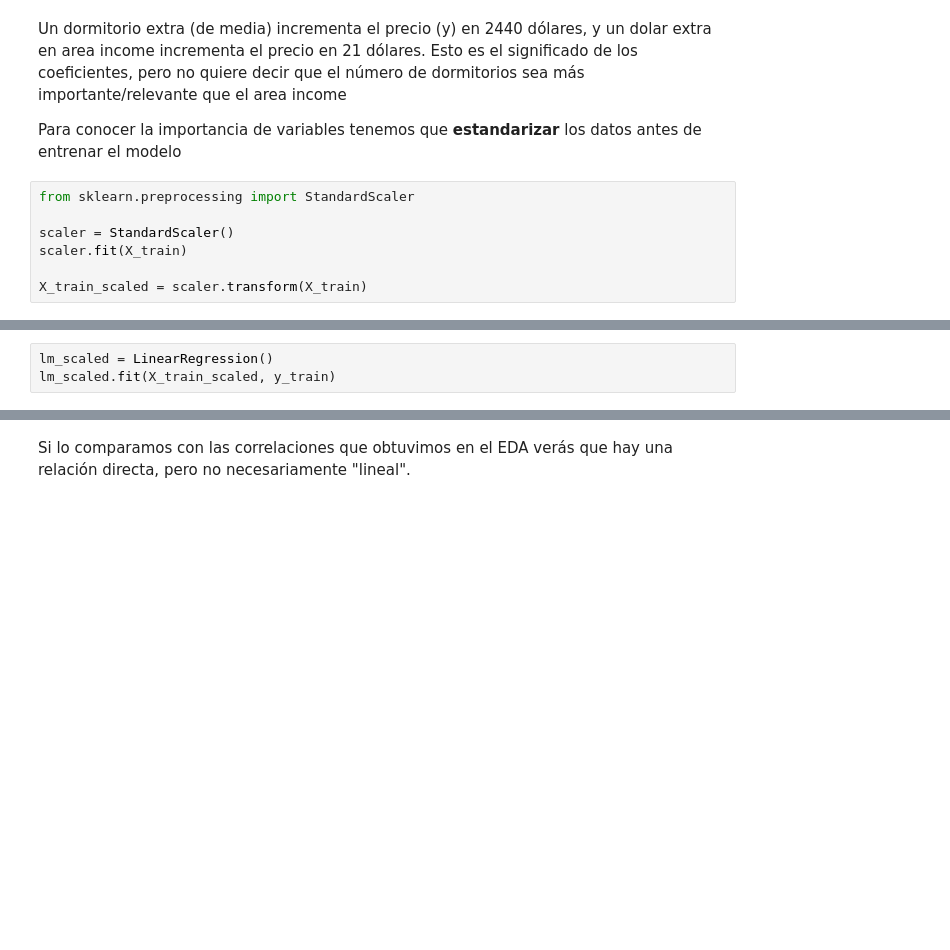
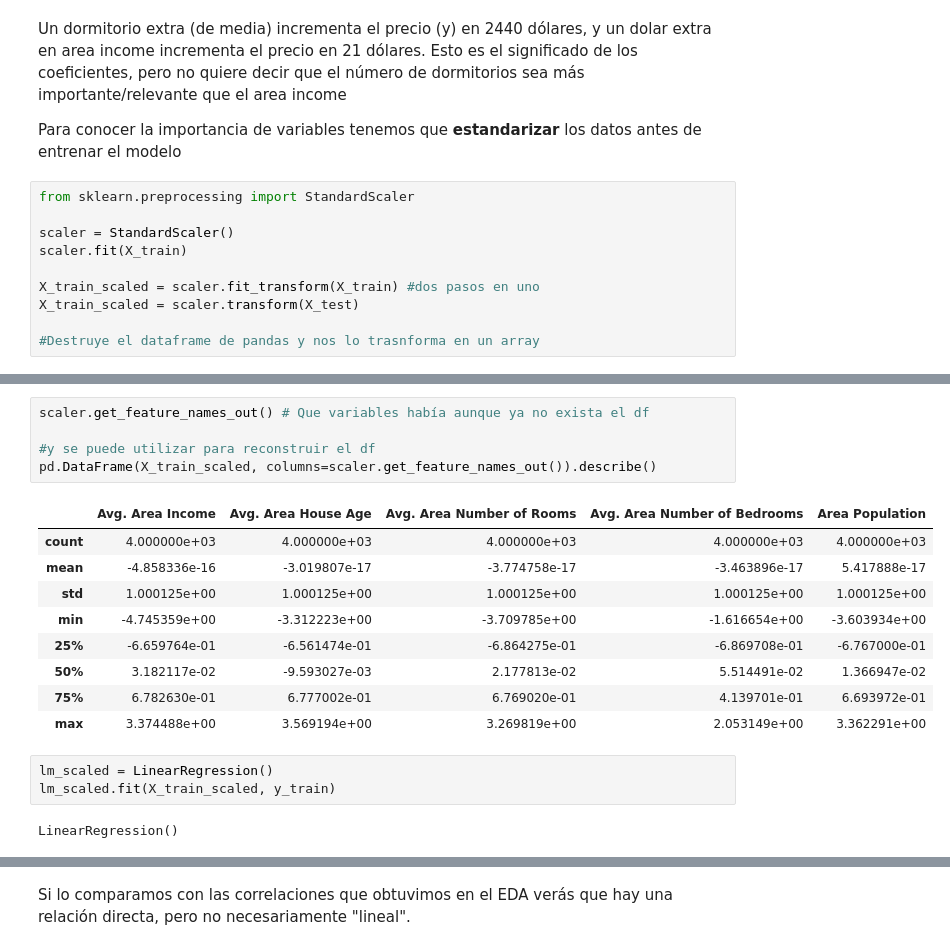
Before and after one commit to jorgeshzhndz/DS-Repo-JorgeSanchez, a Jupyter notebook: 04_Machine_Learning/02_ML_Supervisado/01_Regresion_Lineal/teoria/02_Modelado_Programatico.ipynb, the cells around one changed output, grey strips where cells are left out. Drawn from its saved outputs; the diff is of its cells as text; blank space fills up the shorter version.

```diff
--- a/04_Machine_Learning/02_ML_Supervisado/01_Regresion_Lineal/teoria/02_Modelado_Programatico.ipynb
+++ b/04_Machine_Learning/02_ML_Supervisado/01_Regresion_Lineal/teoria/02_Modelado_Programatico.ipynb
@@ -190,6 +313,9 @@ from sklearn.preprocessing import StandardScaler
 scaler = StandardScaler()
 scaler.fit(X_train)
 
-X_train_scaled = scaler.transform(X_train)
+X_train_scaled = scaler.fit_transform(X_train) #dos pasos en uno
+X_train_scaled = scaler.transform(X_test)
+
+#Destruye el dataframe de pandas y nos lo trasnforma en un array
 # %%
 X_train_scaled
@@ -196,6 +331,23 @@ X_train_scaled
+# %%
+scaler.get_feature_names_out() # Que variables había aunque ya no exista el df
+
+#y se puede utilizar para reconstruir el df
+pd.DataFrame(X_train_scaled, columns=scaler.get_feature_names_out()).describe()
+# %% [output]
+|  | Avg. Area Income | Avg. Area House Age | Avg. Area Number of Rooms | Avg. Area Number of Bedrooms | Area Population |
+| count | 4.000000e+03 | 4.000000e+03 | 4.000000e+03 | 4.000000e+03 | 4.000000e+03 |
+| mean | -4.858336e-16 | -3.019807e-17 | -3.774758e-17 | -3.463896e-17 | 5.417888e-17 |
+| std | 1.000125e+00 | 1.000125e+00 | 1.000125e+00 | 1.000125e+00 | 1.000125e+00 |
+| min | -4.745359e+00 | -3.312223e+00 | -3.709785e+00 | -1.616654e+00 | -3.603934e+00 |
+| 25% | -6.659764e-01 | -6.561474e-01 | -6.864275e-01 | -6.869708e-01 | -6.767000e-01 |
+| 50% | 3.182117e-02 | -9.593027e-03 | 2.177813e-02 | 5.514491e-02 | 1.366947e-02 |
+| 75% | 6.782630e-01 | 6.777002e-01 | 6.769020e-01 | 4.139701e-01 | 6.693972e-01 |
+| max | 3.374488e+00 | 3.569194e+00 | 3.269819e+00 | 2.053149e+00 | 3.362291e+00 |
 # %%
 lm_scaled = LinearRegression()
 lm_scaled.fit(X_train_scaled, y_train)
+# %% [output]
+LinearRegression()
 # %%
 feat_coef = pd.DataFrame(lm_scaled.coef_,
                         X_train.columns,
```
Also changed, not shown: parts of 25 cells of this notebook, 34 other files.
